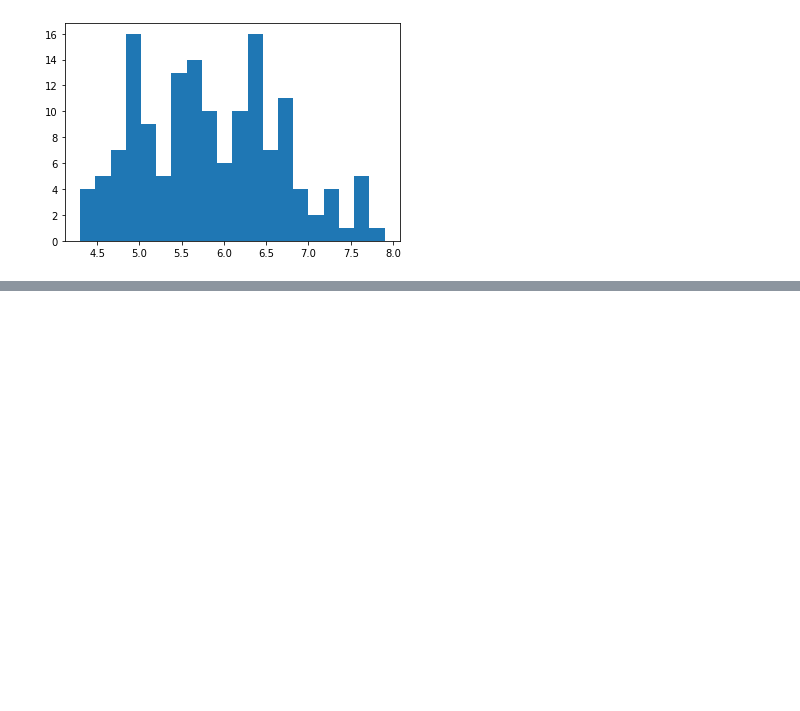
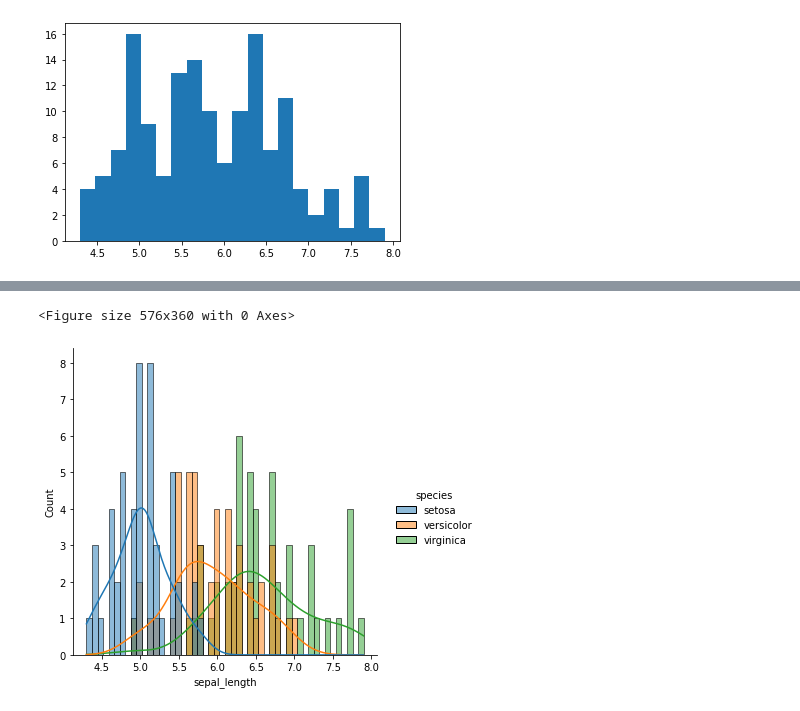
Before and after one commit to plamenyankov/datascience, a Jupyter notebook: Visualisation/Visualisation PWD UoL .ipynb, the cells around one changed output, grey strips where cells are left out. Saved outputs shown, nothing was run; the diff lists cells and outputs as text; code cells hidden in the pictures; blank space fills up the shorter version.

Commit message:
displot

```diff
--- a/Visualisation/Visualisation PWD UoL .ipynb
+++ b/Visualisation/Visualisation PWD UoL .ipynb
@@ -69,0 +74,9 @@ plt.show()
+# %%
+plt.figure(figsize=(8,5))
+
+sns.displot(iris, x='sepal_length', kde=True, hue="species", bins=50);
+
+plt.show();
+# %% [output]
+<Figure size 576x360 with 0 Axes>
+[figure, added]
```
Also changed, not shown: parts of 2 cells of this notebook.
